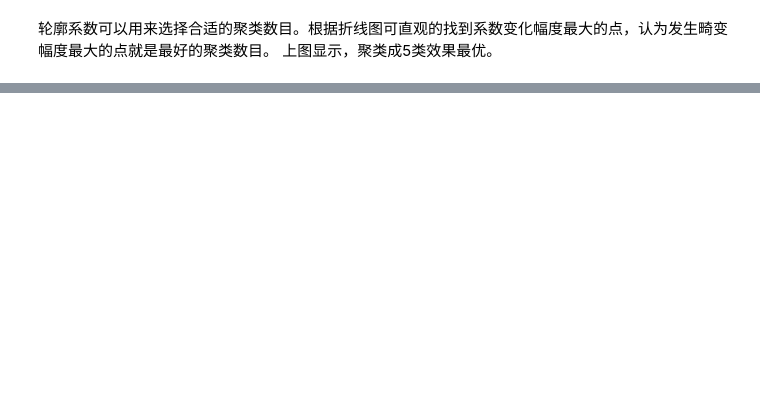
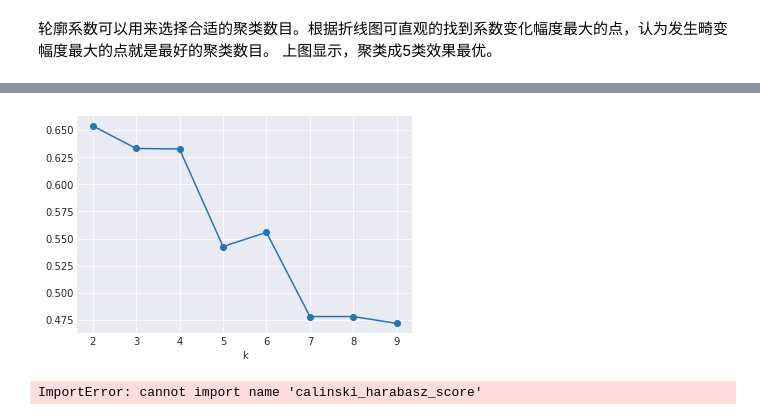
Before and after one commit to JunTheRipper/Social-Web-Mining, a Jupyter notebook: 2.社交媒体数据-切割文本+聚类.ipynb, the cells around one changed output, grey strips where cells are left out. Saved outputs shown, nothing was run; the diff lists cells and outputs as text; code cells hidden in the pictures; blank space fills up the shorter version.

```diff
--- a/2.社交媒体数据-切割文本+聚类.ipynb
+++ b/2.社交媒体数据-切割文本+聚类.ipynb
@@ -94,0 +164,5 @@ clster_1.cluster_comment()
+# %%
+d.silhouette_cluster_comment('results/random-nuclear/Res-Picture/', "1")
+#轮廓系数法
+# %% [output]
+[figure, added]
@@ -94,0 +173,5 @@ clster_1.cluster_comment()
+# %%
+# Calinski-Harabasz
+d.calinski_Harabaz_comment()
+# %% [output]
+ImportError: cannot import name 'calinski_harabasz_score'
```
Also changed, not shown: parts of 29 cells of this notebook.
